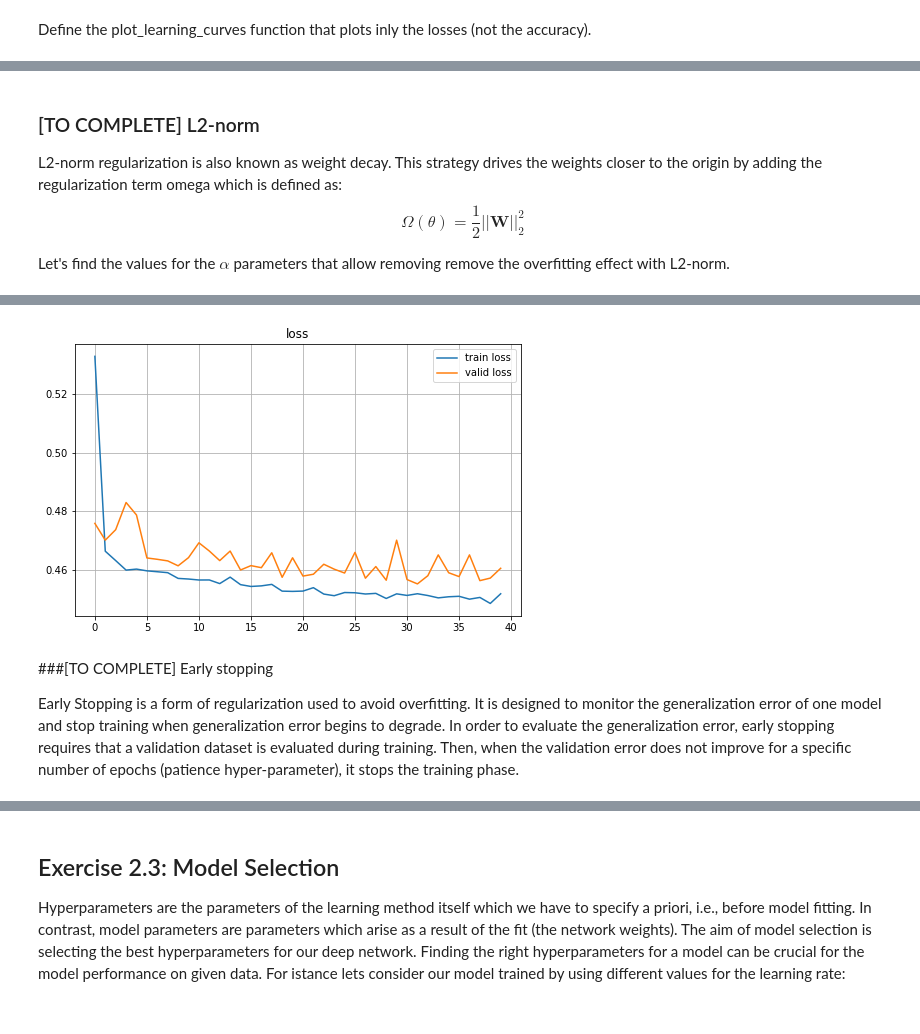
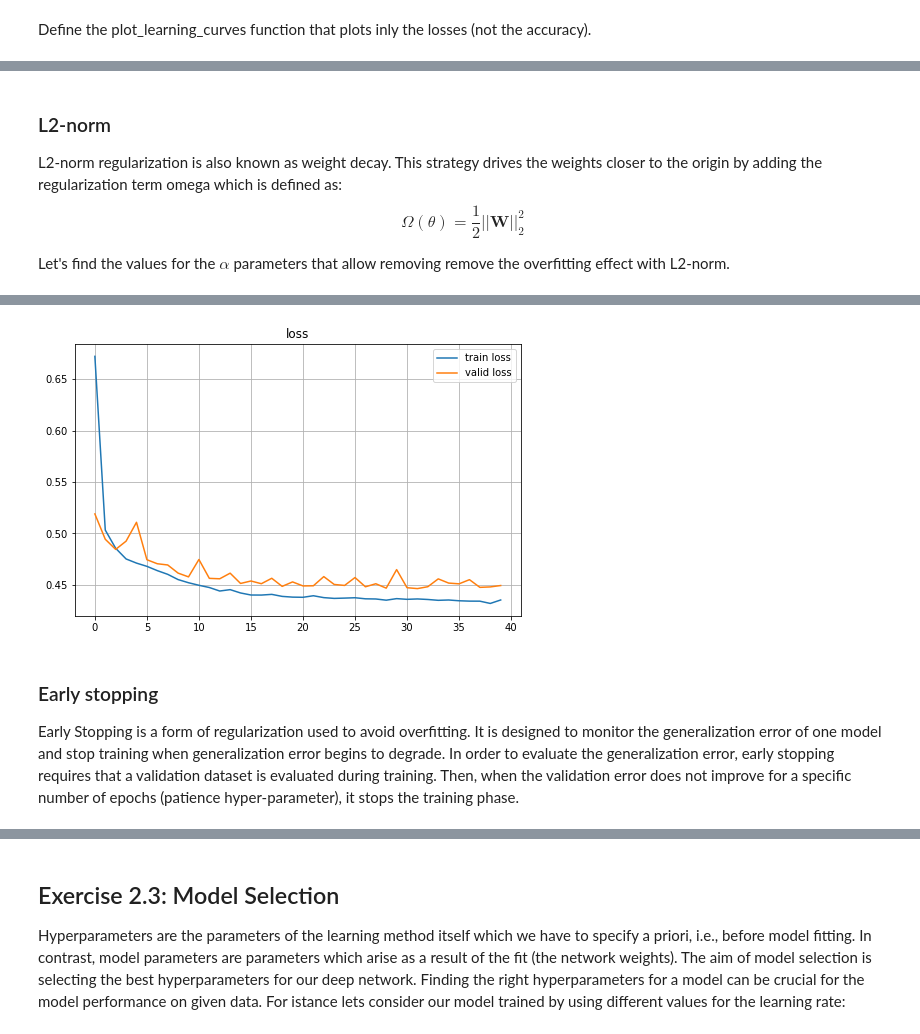
Before and after one commit to magnusdyremoe/Deep-Learning, a Jupyter notebook: HW2.ipynb, the cells around one changed output, grey strips where cells are left out. Cells and saved outputs as stored; diff of their text form; code cells hidden in the pictures.

```diff
--- a/HW2.ipynb
+++ b/HW2.ipynb
@@ -197,11 +194,11 @@ Overfitting can have many causes and usually is a combination of some of them, f
 # %%
 model = keras.models.Sequential([
     tf.keras.Input(shape=(num_words,)),
+    keras.layers.Dense(32, activation='relu'),
+    keras.layers.Dense(16, activation='relu'),
     keras.layers.Dense(16, activation="relu"),
     keras.layers.Dense(1, activation="sigmoid")
 ])
-#Modify the previuos model in order to obtain a new mdel that overfit the training data
-#Fewer layers should add less complexity to the model and hence increase the possibility of overfitting
 
 model.compile(loss="binary_crossentropy",
               optimizer=keras.optimizers.Adam(learning_rate=1e-3),
@@ -313,5 +312,5 @@ Model Evaluation
 # %% [markdown]
-### [TO COMPLETE] L2-norm
+### L2-norm
 
 L2-norm regularization is also known as weight decay. This strategy drives the weights closer to the origin by adding the regularization term omega which is defined as:
 $$
@@ -320,8 +319,8 @@ $$
 
 Let's find the values for the $\alpha$ parameters that allow removing remove the overfitting effect with L2-norm.
 # %%
-#[TO COMPLETE] insert the model that you previously defined that overfit the
-#trainig data, and add the L2-norm regularization. Use proper values for the
+#We insert the model that you previously defined that overfit the
+#trainig data, and add the L2-norm regularization. The we use proper values for the
 #alpha hyper-parameters, that prevents the model from overfitting. The results
 #reached by the model in terms of loss and accuracy (in all data sets) should be
 #comparable with the ones obtained by the initial model defined in Exercise 2.1
@@ -332,6 +331,8 @@ Let's find the values for the $\alpha$ parameters that allow removing remove the
 
 model = keras.models.Sequential([
     tf.keras.Input(shape=(num_words,)),
+    keras.layers.Dense(32, activation="relu", kernel_regularizer=tf.keras.regularizers.l2(1e-2)),
+    keras.layers.Dense(16, activation="relu", kernel_regularizer=tf.keras.regularizers.l2(1e-2)),
     keras.layers.Dense(16, activation="relu", kernel_regularizer=tf.keras.regularizers.l2(1e-2)),
     keras.layers.Dense(1, activation="sigmoid", kernel_regularizer=tf.keras.regularizers.l2(1e-2))
 ])
@@ -367,6 +368,6 @@ Model Evaluation
-[figure, old version]
+[figure, new version]
 # %% [markdown]
-###[TO COMPLETE] Early stopping
+### Early stopping
 
 Early Stopping is a form of regularization used to avoid overfitting. It is designed to monitor the generalization error of one model and stop training when generalization error begins to degrade. In order to evaluate the generalization error, early stopping requires that a validation dataset is evaluated during training. Then, when the validation error does not improve for a specific number of epochs (patience hyper-parameter), it stops the training phase.
 # %%
```
Also changed, not shown: parts of 21 cells of this notebook, 1 other file.
